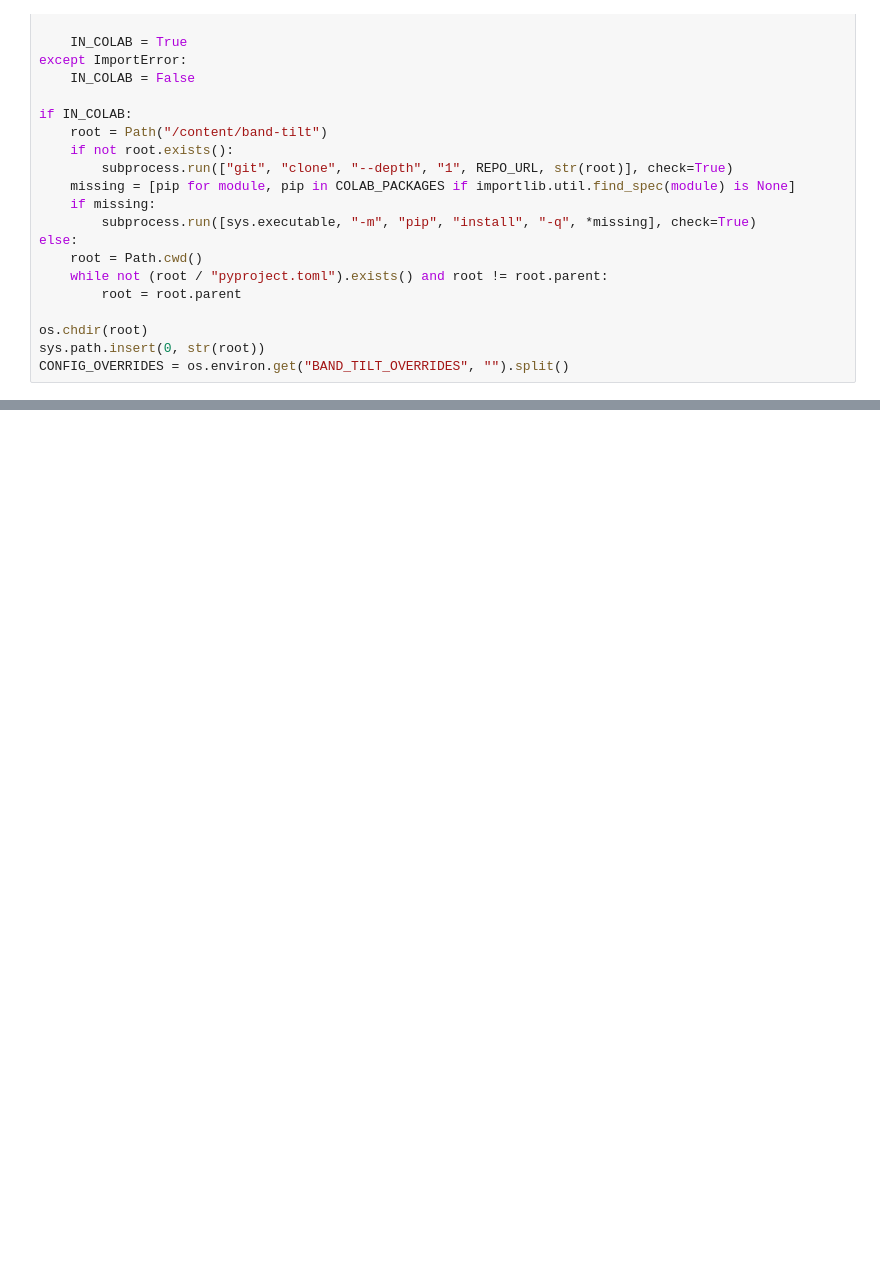
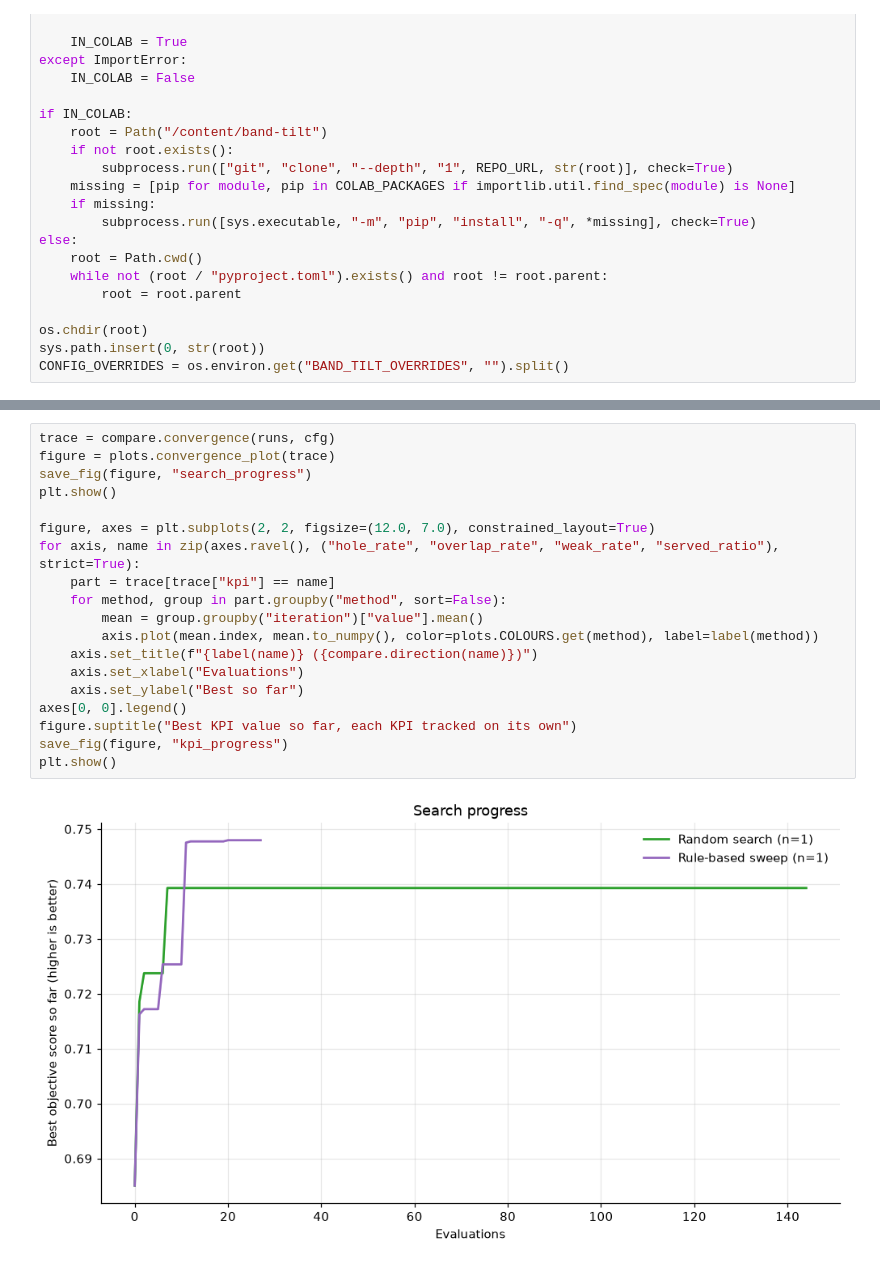
Before and after one commit to NguyenVu04/band-tilt, a Jupyter notebook: notebooks/03a_baseline.ipynb, the cells around one changed output, grey strips where cells are left out. Drawn from its saved outputs; the diff is of its cells as text; blank space fills up the shorter version.

```diff
--- a/notebooks/03a_baseline.ipynb
+++ b/notebooks/03a_baseline.ipynb
@@ -165,0 +421,21 @@ Current configuration: {'Coverage hole rate': 0.1768, 'Co-band overlap rate': 0.
+# %%
+trace = compare.convergence(runs, cfg)
+figure = plots.convergence_plot(trace)
+save_fig(figure, "search_progress")
+plt.show()
+
+figure, axes = plt.subplots(2, 2, figsize=(12.0, 7.0), constrained_layout=True)
+for axis, name in zip(axes.ravel(), ("hole_rate", "overlap_rate", "weak_rate", "served_ratio"), strict=True):
+    part = trace[trace["kpi"] == name]
+    for method, group in part.groupby("method", sort=False):
+        mean = group.groupby("iteration")["value"].mean()
+        axis.plot(mean.index, mean.to_numpy(), color=plots.COLOURS.get(method), label=label(method))
+    axis.set_title(f"{label(name)} ({compare.direction(name)})")
+    axis.set_xlabel("Evaluations")
+    axis.set_ylabel("Best so far")
+axes[0, 0].legend()
+figure.suptitle("Best KPI value so far, each KPI tracked on its own")
+save_fig(figure, "kpi_progress")
+plt.show()
+# %% [output]
+[figure, added]
```
Also changed, not shown: parts of 39 cells of this notebook, 1 other file.
